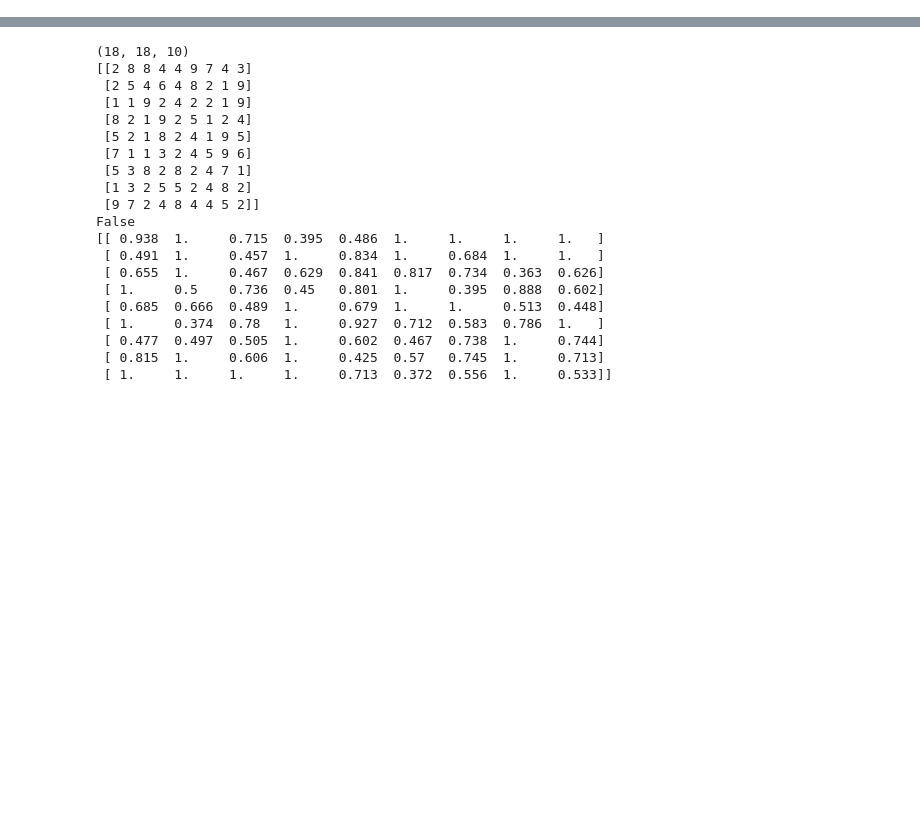
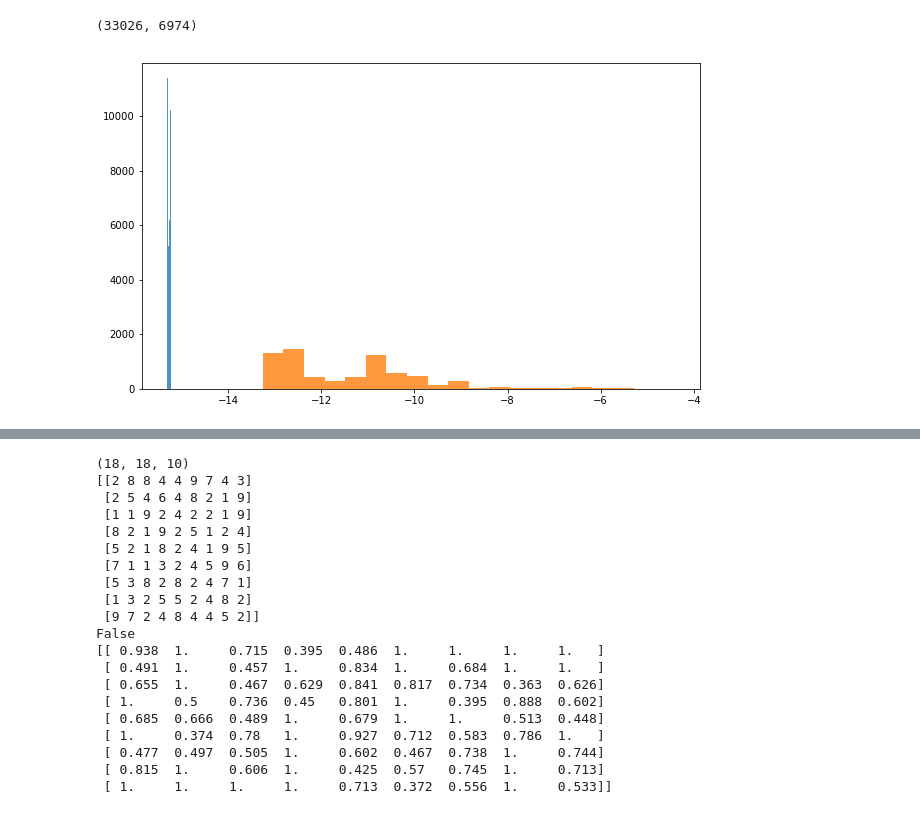
Before and after one commit to TheLortex/mean-field-inference, a Jupyter notebook: Untitled.ipynb, the cells around one changed output, grey strips where cells are left out. Drawn from its saved outputs; the diff is of its cells as text; code cells hidden in the pictures; blank space fills up the shorter version.

```diff
--- a/Untitled.ipynb
+++ b/Untitled.ipynb
@@ -32 +55,10 @@ plt.plot(lr[1])
+# %%
+correct,incorrect = pickle.load(open('energies.pkl','rb'))
+plt.figure(figsize=(10,6))
+plt.hist(correct,4,alpha=0.8)
+plt.hist(incorrect,20,alpha=0.8)
+print(len(correct),len(incorrect))
+# %% [output]
+(33026, 6974)
+[figure, added]
 # %%
```
Also changed, not shown: parts of 8 cells of this notebook, 7 other files.
